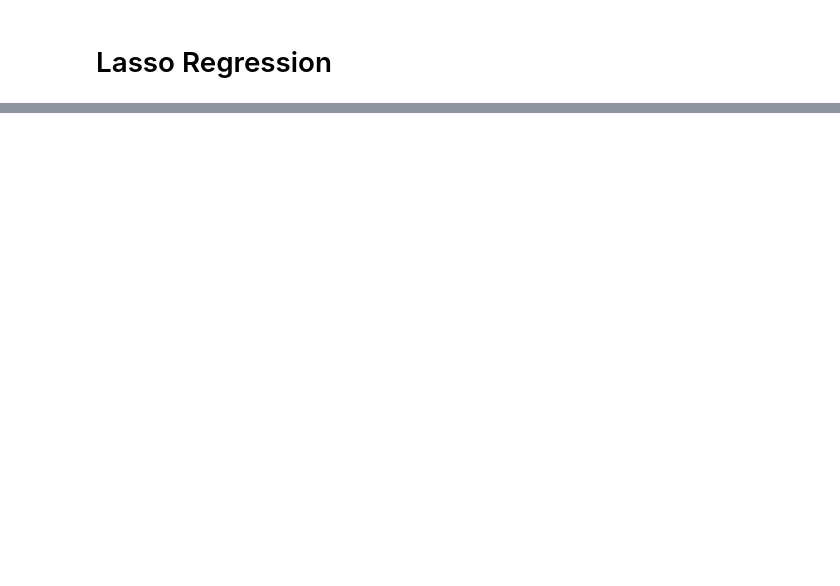
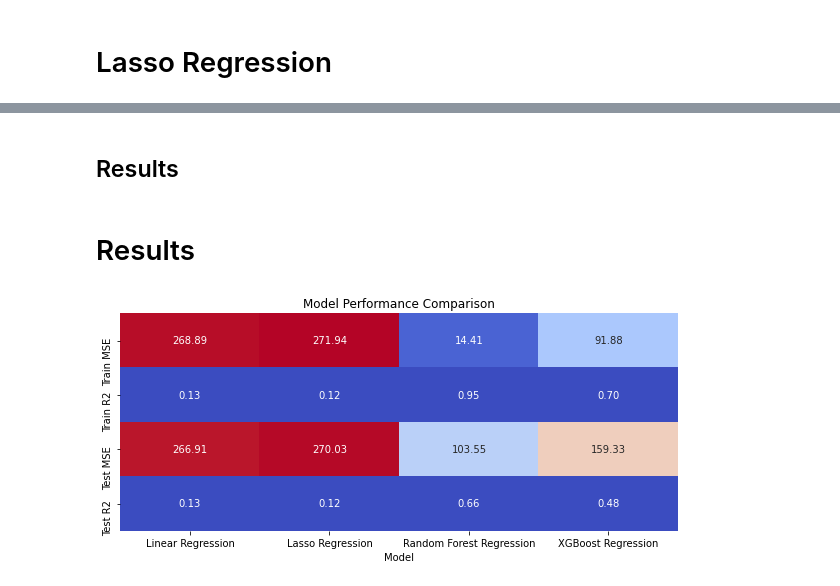
Before and after one commit to Tarun0114/stress-affect-regression, a Jupyter notebook: code.ipynb, the cells around one changed output, grey strips where cells are left out. Drawn from its saved outputs; the diff is of its cells as text; code cells hidden in the pictures; blank space fills up the shorter version.

```diff
--- a/code.ipynb
+++ b/code.ipynb
@@ -349,0 +487,18 @@ lsr_results.head(10)
+# %% [markdown]
+## Results
+# %% [markdown]
+# Results
+# %%
+results = {'Model': ['Linear Regression', 'Lasso Regression', 'Random Forest Regression', 'XGBoost Regression'],
+           'Train MSE': [268.89, 271.94, 14.41, 91.88],
+           'Train R2': [0.131, 0.121, 0.953, 0.703],
+           'Test MSE': [266.91, 270.03, 103.55, 159.33],
+           'Test R2': [0.126, 0.116, 0.661, 0.478]}
+
+df_results = pd.DataFrame(results)
+plt.figure(figsize=(10, 4))
+sns.heatmap(df_results.set_index('Model').T, annot=True, cmap='coolwarm', fmt='.2f', cbar=False)
+plt.title("Model Performance Comparison")
+plt.show()
+# %% [output]
+[figure, added]
```
Also changed, not shown: parts of 52 cells of this notebook.
